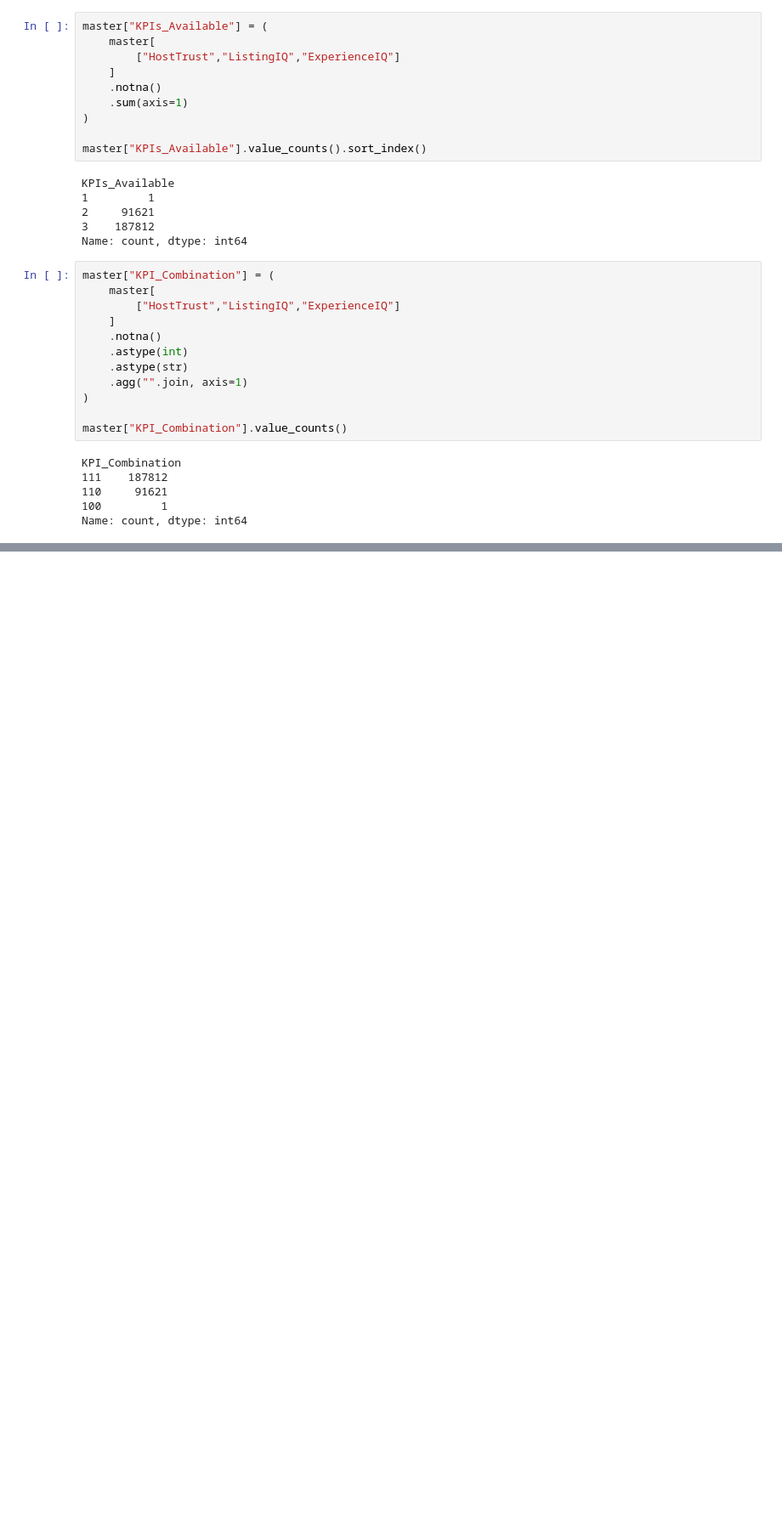
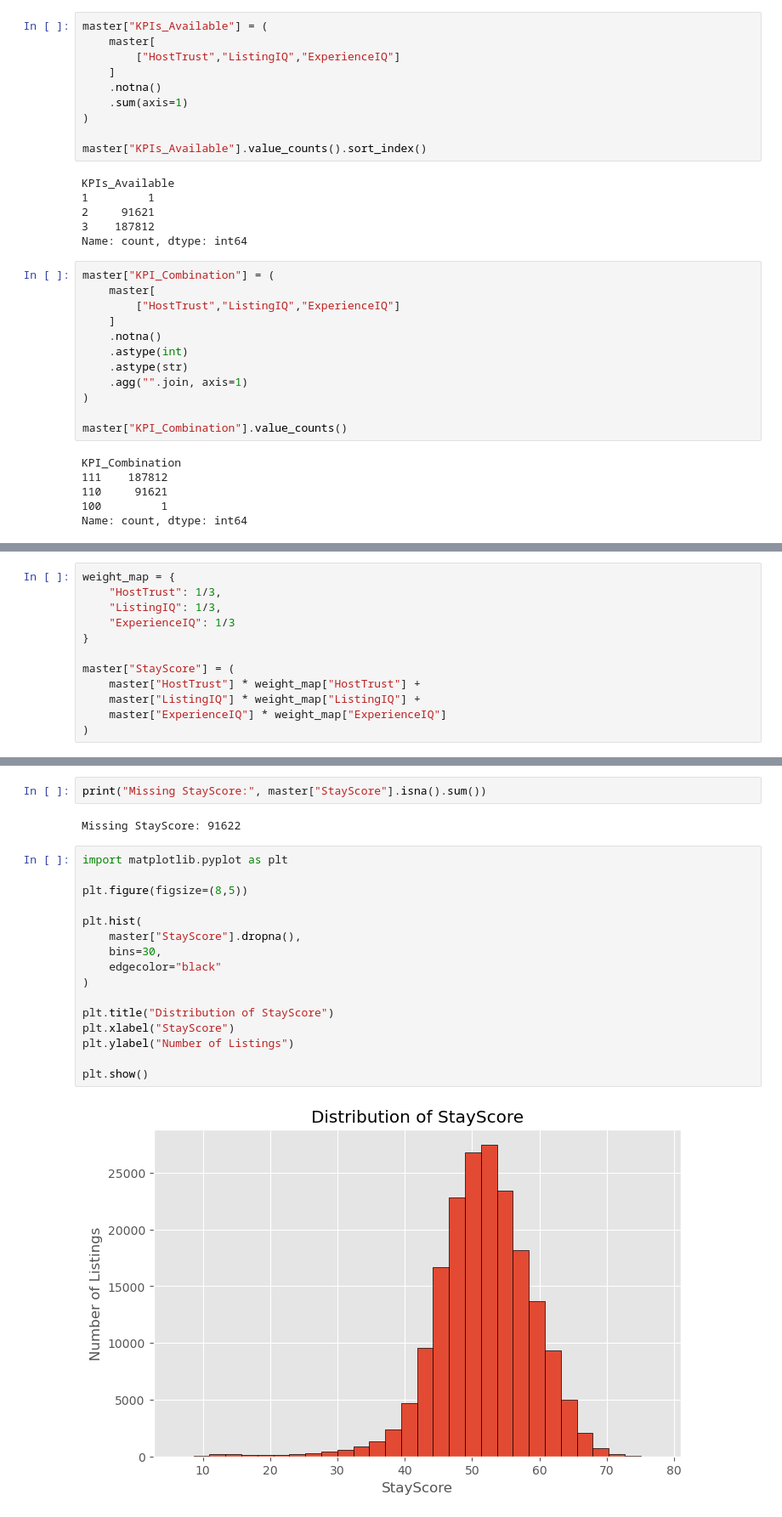
Before and after one commit to parvgupta22/StaySense, a Jupyter notebook: Notebooks/Feature engineering/Notebooks/5.StayScore.ipynb, the cells around one changed output, grey strips where cells are left out. Shown at 85% size. Drawn from its saved outputs; the diff is of its cells as text; blank space fills up the shorter version.

```diff
--- a/Notebooks/Feature engineering/Notebooks/5.StayScore.ipynb
+++ b/Notebooks/Feature engineering/Notebooks/5.StayScore.ipynb
@@ -111,0 +142,12 @@ master[
+# %%
+weight_map = {
+    "HostTrust": 1/3,
+    "ListingIQ": 1/3,
+    "ExperienceIQ": 1/3
+}
+
+master["StayScore"] = (
+    master["HostTrust"] * weight_map["HostTrust"] +
+    master["ListingIQ"] * weight_map["ListingIQ"] +
+    master["ExperienceIQ"] * weight_map["ExperienceIQ"]
+)
@@ -111,0 +166,22 @@ master[
+# %%
+print("Missing StayScore:", master["StayScore"].isna().sum())
+# %% [output]
+Missing StayScore: 91622
+# %%
+import matplotlib.pyplot as plt
+
+plt.figure(figsize=(8,5))
+
+plt.hist(
+    master["StayScore"].dropna(),
+    bins=30,
+    edgecolor="black"
+)
+
+plt.title("Distribution of StayScore")
+plt.xlabel("StayScore")
+plt.ylabel("Number of Listings")
+
+plt.show()
+# %% [output]
+[figure, added]
```
Also changed, not shown: parts of 12 cells of this notebook, 2 other files.
